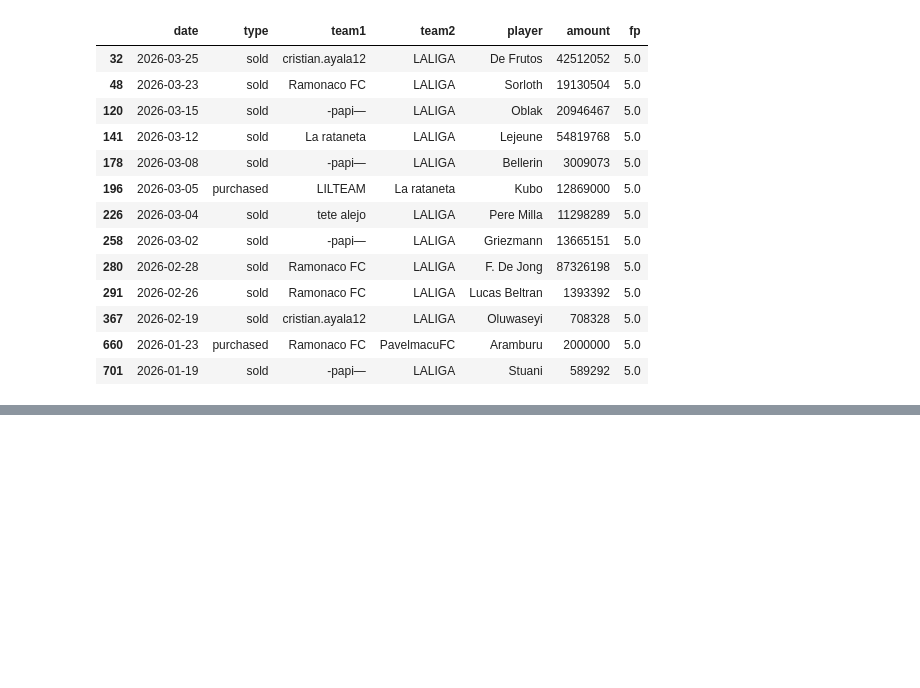
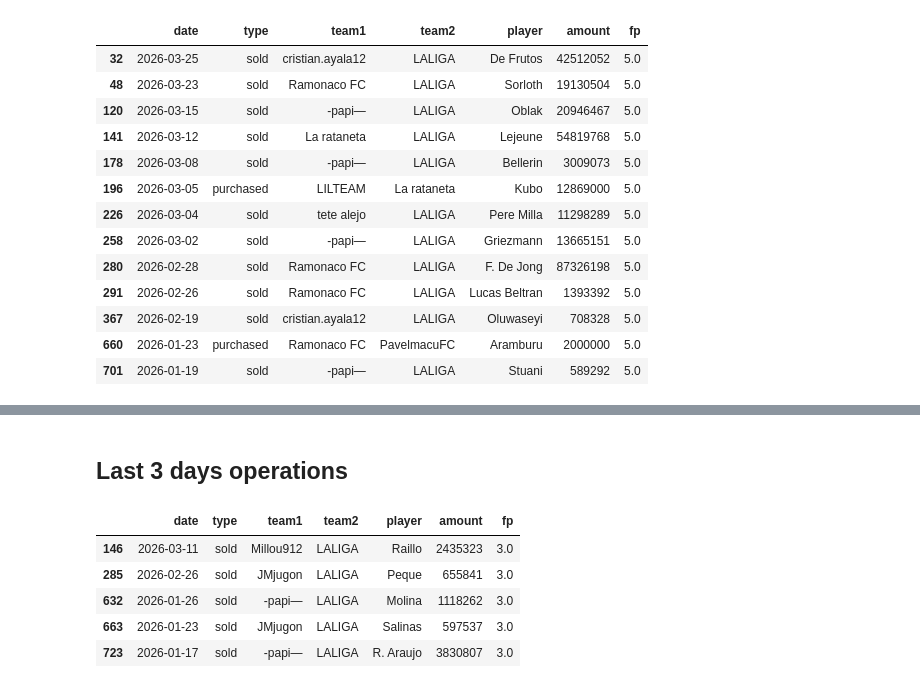
Before and after one commit to josepsanz/tebasstorm, a Jupyter notebook: nb/tebas_report.ipynb, the cells around one changed output, grey strips where cells are left out. Drawn from its saved outputs; the diff is of its cells as text; code cells hidden in the pictures; blank space fills up the shorter version.

```diff
--- a/nb/tebas_report.ipynb
+++ b/nb/tebas_report.ipynb
@@ -469,0 +596,11 @@ display(player)
+# %% [markdown]
+## Last 3 days operations
+# %%
+targets[targets['fp'] == 3]
+# %% [output]
+|  | date | type | team1 | team2 | player | amount | fp |
+| 146 | 2026-03-11 | sold | Millou912 | LALIGA | Raillo | 2435323 | 3.0 |
+| 285 | 2026-02-26 | sold | JMjugon | LALIGA | Peque | 655841 | 3.0 |
+| 632 | 2026-01-26 | sold | -papi— | LALIGA | Molina | 1118262 | 3.0 |
+| 663 | 2026-01-23 | sold | JMjugon | LALIGA | Salinas | 597537 | 3.0 |
+| 723 | 2026-01-17 | sold | -papi— | LALIGA | R. Araujo | 3830807 | 3.0 |
```
Also changed, not shown: parts of 26 cells of this notebook.
